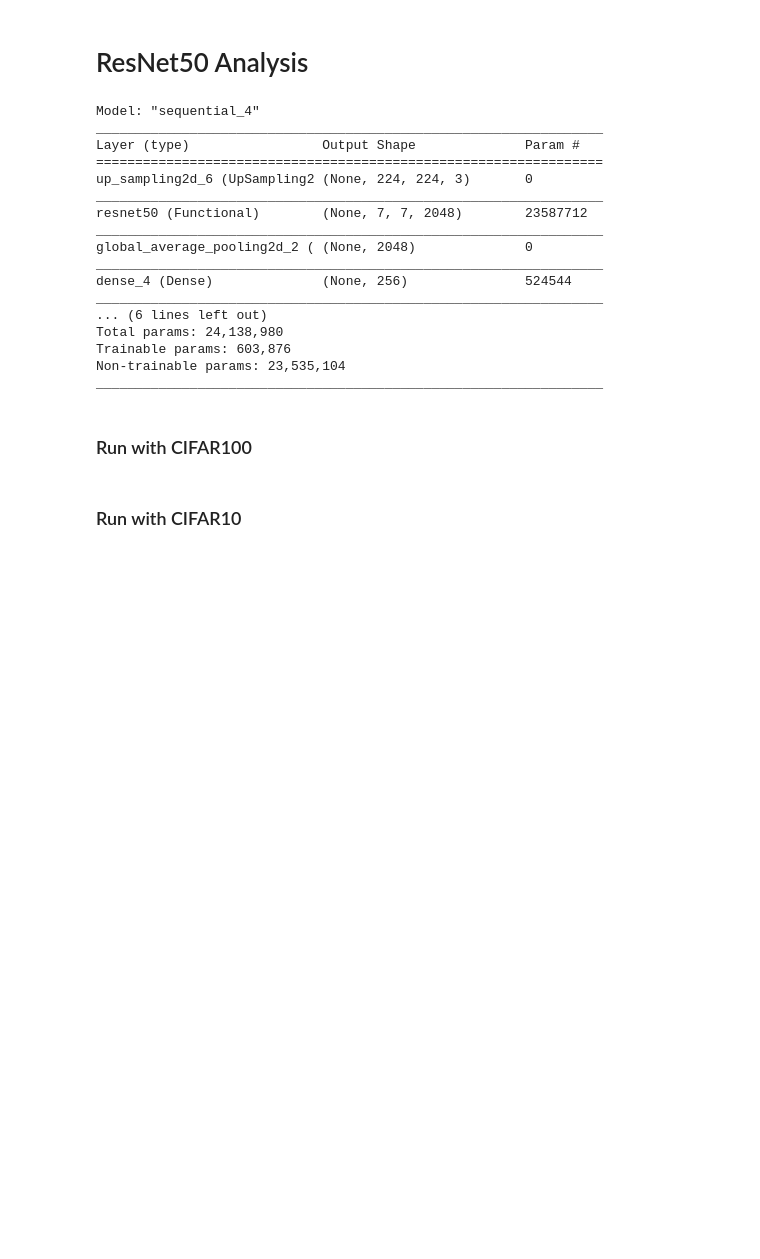
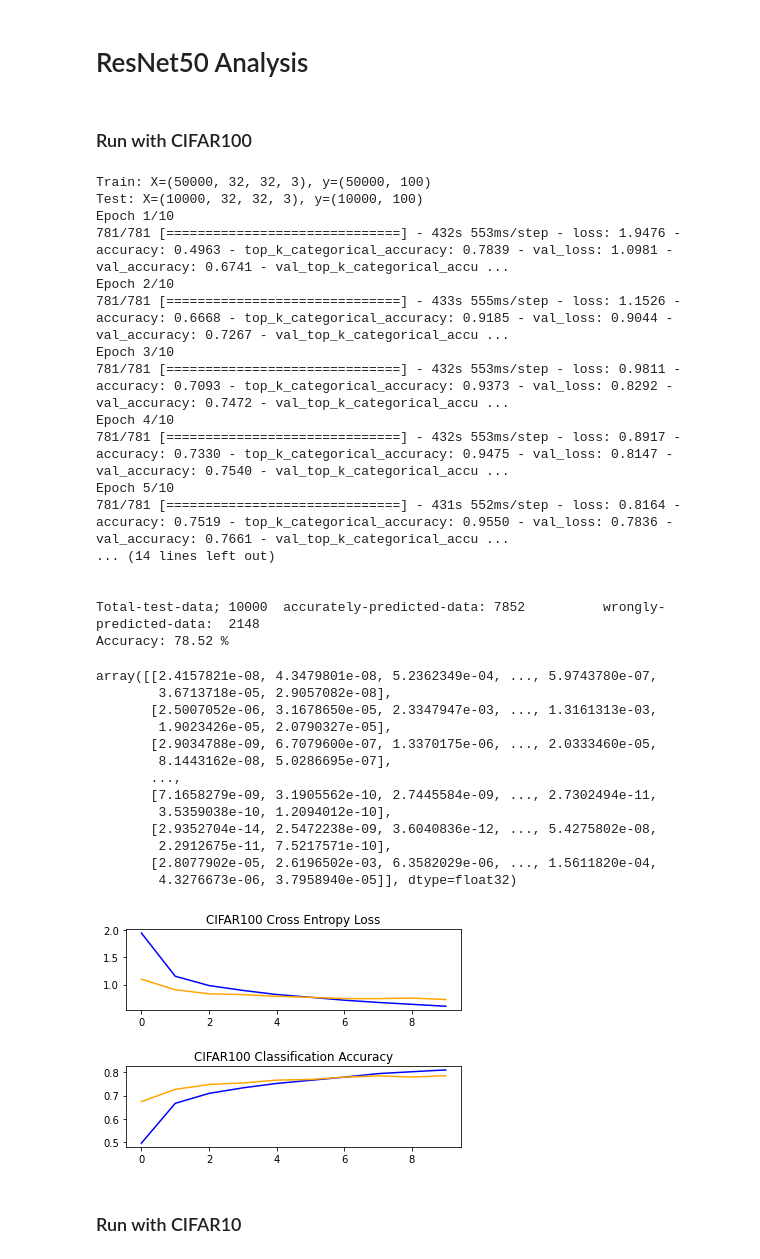
Before and after one commit to btran30/cs584, a Jupyter notebook: ResNet50_pretrained.ipynb, the cells around one changed output. Cells and saved outputs as stored; diff of their text form; code cells hidden in the pictures; blank space fills up the shorter version.

```diff
--- a/ResNet50_pretrained.ipynb
+++ b/ResNet50_pretrained.ipynb
@@ -38,9 +38,9 @@ def fit_model(num_classes, x_train, y_train, x_test, y_test):
     resnet_model = ResNet50(weights='imagenet', include_top=False, input_shape=(224, 224, 3))
 
     for layer in resnet_model.layers:
-    if isinstance(layer, BatchNormalization):
+      if isinstance(layer, BatchNormalization):
         layer.trainable = True
-    else:
+      else:
         layer.trainable = False
 
     model = Sequential()
@@ -67,8 +67,8 @@ def fit_model(num_classes, x_train, y_train, x_test, y_test):
                                   steps_per_epoch=x_train.shape[0] // batch_size,
                                   epochs=nb_epochs,
                                   validation_data=(x_test, y_test))
-    print('Training time: %s' % (t - time.time()))
-    model.save('ResNet50_cifar'+str(cifar_class)+'.h5')
+    print('Training time: %s' % (time.time()-1))
+    model.save('ResNet50_cifar'+str(num_classes)+'.h5')
     return history, model
 # %%
 def summarize_diagnostics(num_classes, history):
@@ -111,36 +111,48 @@ def predict(model, x_test, y_test):
     print('Total-test-data;', total, '\taccurately-predicted-data:', accurate, '\t wrongly-predicted-data: ', total - accurate)
     print('Accuracy:', round(accurate/total*100, 3), '%')
     return ypred
-# %%
-model.summary()
-# %% [output]
-Model: "sequential_4"
-_________________________________________________________________
-Layer (type)                 Output Shape              Param #
-=================================================================
-up_sampling2d_6 (UpSampling2 (None, 224, 224, 3)       0
-_________________________________________________________________
-resnet50 (Functional)        (None, 7, 7, 2048)        23587712
-_________________________________________________________________
-global_average_pooling2d_2 ( (None, 2048)              0
-_________________________________________________________________
-dense_4 (Dense)              (None, 256)               524544
-_________________________________________________________________
-... (6 lines left out)
-Total params: 24,138,980
-Trainable params: 603,876
-Non-trainable params: 23,535,104
-_________________________________________________________________
 # %% [markdown]
 ### Run with CIFAR100
 # %%
 num_classes = 100
-(x_train, y_train), (x_test, y_test) = pre_process_data(num_classes)
+(x_train, y_train), (x_test, y_test) = preprocess_data(num_classes)
 history, model = fit_model(num_classes, x_train, y_train,x_test, y_test)
 print('\n\n')
 summarize_diagnostics(num_classes, history)
 print('\n')
-predict(model, x_test, y_test)
+pred = predict(model, x_test, y_test)
+# %% [output]
+Train: X=(50000, 32, 32, 3), y=(50000, 100)
+Test: X=(10000, 32, 32, 3), y=(10000, 100)
+Epoch 1/10
+781/781 [==============================] - 432s 553ms/step - loss: 1.9476 - accuracy: 0.4963 - top_k_categorical_accuracy: 0.7839 - val_loss: 1.0981 - val_accuracy: 0.6741 - val_top_k_categorical_accu ...
+Epoch 2/10
+781/781 [==============================] - 433s 555ms/step - loss: 1.1526 - accuracy: 0.6668 - top_k_categorical_accuracy: 0.9185 - val_loss: 0.9044 - val_accuracy: 0.7267 - val_top_k_categorical_accu ...
+Epoch 3/10
+781/781 [==============================] - 432s 553ms/step - loss: 0.9811 - accuracy: 0.7093 - top_k_categorical_accuracy: 0.9373 - val_loss: 0.8292 - val_accuracy: 0.7472 - val_top_k_categorical_accu ...
+Epoch 4/10
+781/781 [==============================] - 432s 553ms/step - loss: 0.8917 - accuracy: 0.7330 - top_k_categorical_accuracy: 0.9475 - val_loss: 0.8147 - val_accuracy: 0.7540 - val_top_k_categorical_accu ...
+Epoch 5/10
+781/781 [==============================] - 431s 552ms/step - loss: 0.8164 - accuracy: 0.7519 - top_k_categorical_accuracy: 0.9550 - val_loss: 0.7836 - val_accuracy: 0.7661 - val_top_k_categorical_accu ...
+... (14 lines left out)
+
+
+Total-test-data; 10000  accurately-predicted-data: 7852          wrongly-predicted-data:  2148
+Accuracy: 78.52 %
+array([[2.4157821e-08, 4.3479801e-08, 5.2362349e-04, ..., 5.9743780e-07,
+        3.6713718e-05, 2.9057082e-08],
+       [2.5007052e-06, 3.1678650e-05, 2.3347947e-03, ..., 1.3161313e-03,
+        1.9023426e-05, 2.0790327e-05],
+       [2.9034788e-09, 6.7079600e-07, 1.3370175e-06, ..., 2.0333460e-05,
+        8.1443162e-08, 5.0286695e-07],
+       ...,
+       [7.1658279e-09, 3.1905562e-10, 2.7445584e-09, ..., 2.7302494e-11,
+        3.5359038e-10, 1.2094012e-10],
+       [2.9352704e-14, 2.5472238e-09, 3.6040836e-12, ..., 5.4275802e-08,
+        2.2912675e-11, 7.5217571e-10],
+       [2.8077902e-05, 2.6196502e-03, 6.3582029e-06, ..., 1.5611820e-04,
+        4.3276673e-06, 3.7958940e-05]], dtype=float32)
+[figure, added]
 # %% [markdown]
 ### Run with CIFAR10
 # %%
```
Also changed, not shown: parts of 1 cell of this notebook.
